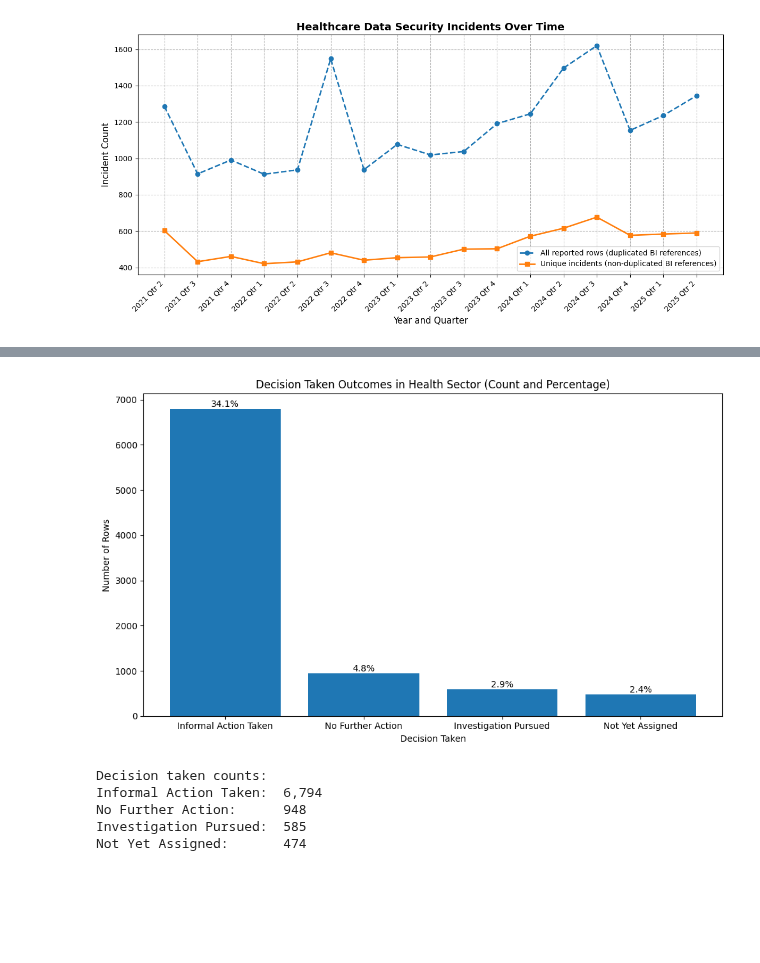
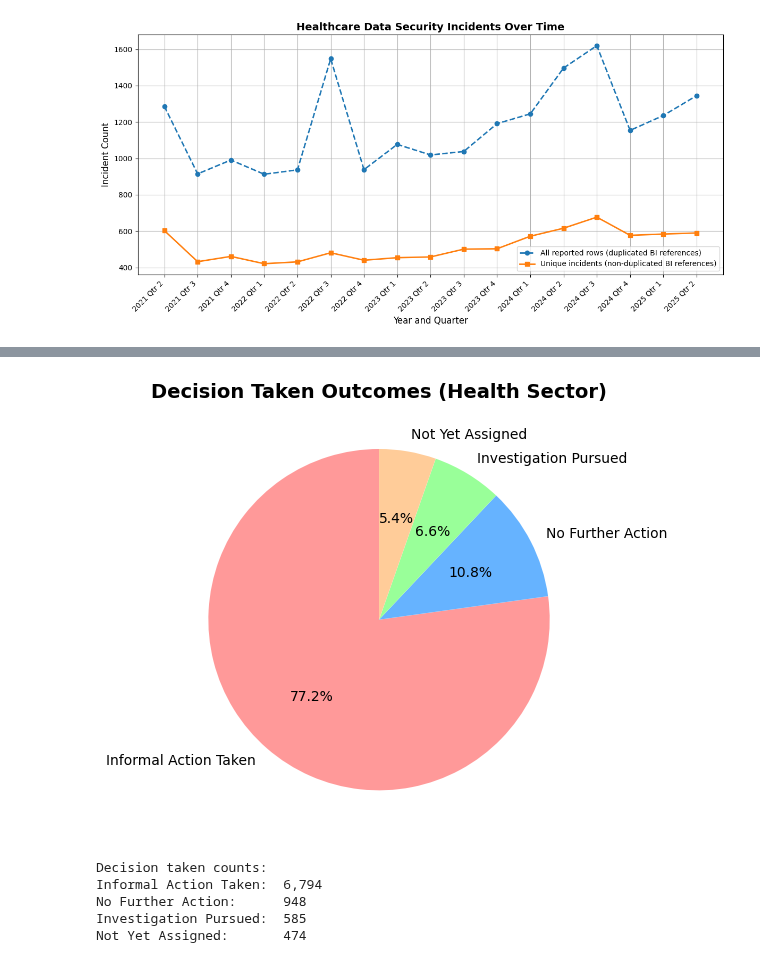
Before and after one commit to maycrowave/healthcare-data-incident-dashboard, a Jupyter notebook: models.ipynb, the cells around one changed output, grey strips where cells are left out. Saved outputs shown, nothing was run; the diff lists cells and outputs as text; code cells hidden in the pictures; blank space fills up the shorter version.

```diff
--- a/models.ipynb
+++ b/models.ipynb
@@ -14,10 +16,10 @@ import pandas as pd
 import matplotlib.pyplot as plt
 # %%
 # load the dataset
-df_original = pd.read_csv("data-security-incidents-trends-q1-2019-to-q2-2025.csv", delimiter = ",")
+df_ico_original = pd.read_csv("data-security-incidents-trends-q1-2019-to-q2-2025.csv", delimiter = ",")
 
 # initial look at data
-df_original.info()
+df_ico_original.info()
 # %% [output]
 <class 'pandas.core.frame.DataFrame'>
 RangeIndex: 188251 entries, 0 to 188250
@@ -170,15 +175,14 @@ categorical_cols = [
     "incident_category",
     "incident_type",
     "no_data_subjects_affected",
-    "sector",
     "time_taken_to_report"
 ]
 
 for col in categorical_cols:
-    df_health[col] = df_health[col].astype("category")
+    df_health_original[col] = df_health_original[col].astype("category")
 
 # verify new data types
-df_health.info()
+df_health_original.info()
 # %% [output]
 <class 'pandas.core.frame.DataFrame'>
 Index: 19950 entries, 65264 to 188238
@@ -201,7 +204,7 @@ memory usage: 719.6 KB
 # %%
 # Order the data subjects affected category
-df_health["no_data_subjects_affected"] = pd.Categorical(
-    df_health["no_data_subjects_affected"],
+df_health_original["no_data_subjects_affected"] = pd.Categorical(
+    df_health_original["no_data_subjects_affected"],
     categories=[
         "1 to 9",
         "10 to 99",
@@ -215,7 +218,7 @@ df_health["no_data_subjects_affected"] = pd.Categorical(
 )
 
 # verify ordering
-df_health["no_data_subjects_affected"].cat.categories
+df_health_original["no_data_subjects_affected"].cat.categories
 # %% [output]
 Index(['1 to 9', '10 to 99', '100 to 1k', '1k to 10k', '10k to 100k',
        '100k and above', 'Unknown'],
@@ -356,7 +361,7 @@ time_taken_to_report            0
 dtype: int64
 # %%
 # Create a new df that only contains unique BI references (deduplicated)
-df_health_unique = df_health.drop_duplicates(subset=["bi_reference"], keep="first").reset_index(drop=True)
+df_health_unique = df_health_original.drop_duplicates(subset=["bi_reference"], keep="first").reset_index(drop=True)
 print("Unique Rows in Health Sector df:",unique_bi_refs)
 # %% [output]
 Unique Rows in Health Sector df: 8801
@@ -495,30 +493,25 @@ Incident category counts (Cyber vs Non-cyber):
 Cyber: 866
 Non-Cyber: 7,935
 # %%
-# Decision taken outcomes
+# decision taken outcomes
 decision_counts = df_health_unique['decision_taken'].value_counts()
-decision_percents = (decision_counts / len(df_health)) * 100
+decision_percents = (decision_counts / len(df_health_original)) * 100
 
-plt.figure(figsize=(10, 6))
-bars = plt.bar(decision_counts.index, decision_counts.values)
-plt.title("Decision Taken Outcomes in Health Sector (Count and Percentage)")
-plt.xlabel("Decision Taken")
-plt.ylabel("Number of Rows")
-plt.xticks(rotation=0)
-
-for bar, percent in zip(bars, decision_percents):
-    height = bar.get_height()
-    plt.text(
-        bar.get_x() + bar.get_width() / 2,
-        height, f"{percent:.1f}%",
-        ha="center", va="bottom"
-    )
+# pie chart
+plt.title("Decision Taken Outcomes (Health Sector)", fontsize=14, fontweight='bold')
+plt.pie(decision_counts.values,
+        labels=decision_counts.index,
+        autopct='%1.1f%%',
+        colors=['#ff9999', '#66b3ff', '#99ff99', '#ffcc99'],
+        startangle=90,
+        textprops={'fontsize': 10})
 
 plt.tight_layout()
 plt.show()
+
 print(f"Decision taken counts:\nInformal Action Taken:\t{decision_counts['Informal Action Taken']:,} \nNo Further Action:\t{decision_counts['No Further Action']:,} \nInvestigation Pursued:\t{decision_counts['Investigation Pursued']:,} \nNot Yet Assigned:\t{decision_counts['Not Yet Assigned']:,}")
 # %% [output]
-[figure, old version]
+[figure, new version]
 Decision taken counts:
 Informal Action Taken:  6,794
 No Further Action:      948
```
Also changed, not shown: parts of 26 cells of this notebook, 1 other file.
